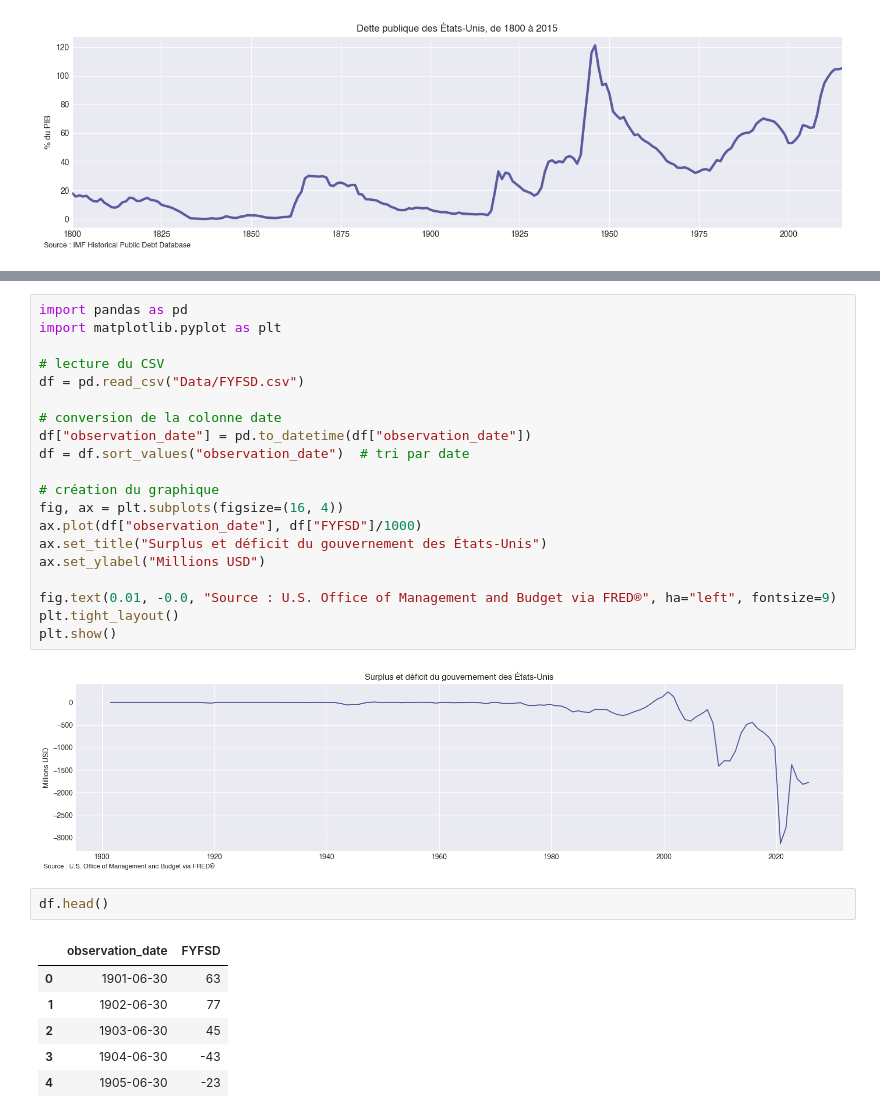
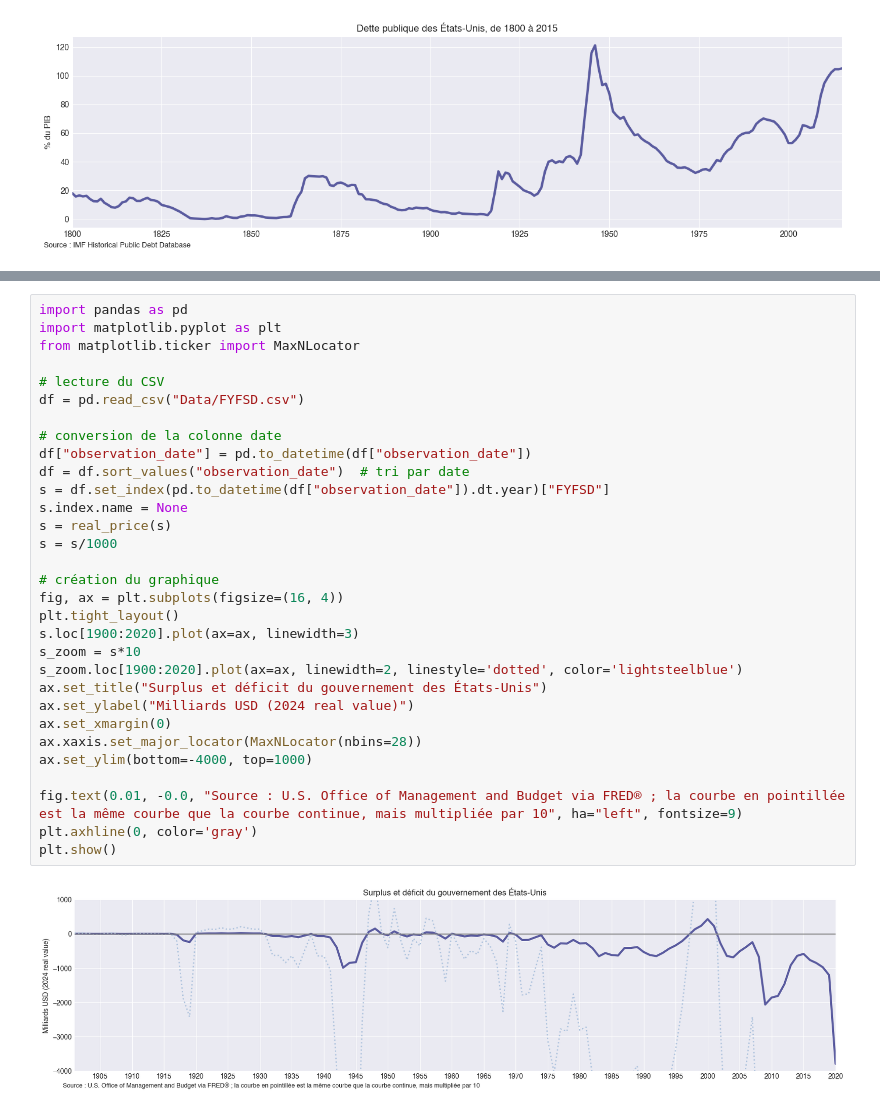
Before and after one commit to miche-quiche/OikopediaCharts, a Jupyter notebook: TreasuryMarketFofData.ipynb, the cells around one changed output, grey strips where cells are left out. Drawn from its saved outputs; the diff is of its cells as text.

```diff
--- a/TreasuryMarketFofData.ipynb
+++ b/TreasuryMarketFofData.ipynb
@@ -287,31 +314,33 @@ plt.show()
 # %%
 import pandas as pd
 import matplotlib.pyplot as plt
+from matplotlib.ticker import MaxNLocator
 
 # lecture du CSV
 df = pd.read_csv("Data/FYFSD.csv")
 
 # conversion de la colonne date
 df["observation_date"] = pd.to_datetime(df["observation_date"])
 df = df.sort_values("observation_date")  # tri par date
+s = df.set_index(pd.to_datetime(df["observation_date"]).dt.year)["FYFSD"]
+s.index.name = None
+s = real_price(s)
+s = s/1000
 
 # création du graphique
 fig, ax = plt.subplots(figsize=(16, 4))
-ax.plot(df["observation_date"], df["FYFSD"]/1000)
+plt.tight_layout()
+s.loc[1900:2020].plot(ax=ax, linewidth=3)
+s_zoom = s*10
+s_zoom.loc[1900:2020].plot(ax=ax, linewidth=2, linestyle='dotted', color='lightsteelblue')
 ax.set_title("Surplus et déficit du gouvernement des États-Unis")
-ax.set_ylabel("Millions USD")
+ax.set_ylabel("Milliards USD (2024 real value)")
+ax.set_xmargin(0)
+ax.xaxis.set_major_locator(MaxNLocator(nbins=28))
+ax.set_ylim(bottom=-4000, top=1000)
 
-fig.text(0.01, -0.0, "Source : U.S. Office of Management and Budget via FRED®", ha="left", fontsize=9)
-plt.tight_layout()
+fig.text(0.01, -0.0, "Source : U.S. Office of Management and Budget via FRED® ; la courbe en pointillée est la même courbe que la courbe continue, mais multipliée par 10", ha="left", fontsize=9)
+plt.axhline(0, color='gray')
 plt.show()
 # %% [output]
-[figure, old version]
+[figure, new version]
-# %%
-df.head()
-# %% [output]
-|  | observation_date | FYFSD |
-| 0 | 1901-06-30 | 63 |
-| 1 | 1902-06-30 | 77 |
-| 2 | 1903-06-30 | 45 |
-| 3 | 1904-06-30 | -43 |
-| 4 | 1905-06-30 | -23 |
```
Also changed, not shown: parts of 7 cells of this notebook, 2 other files.
